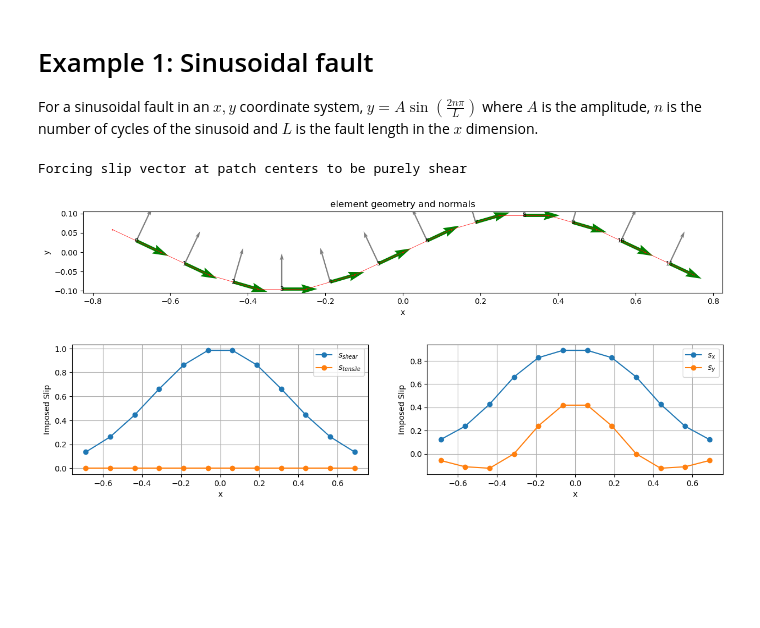
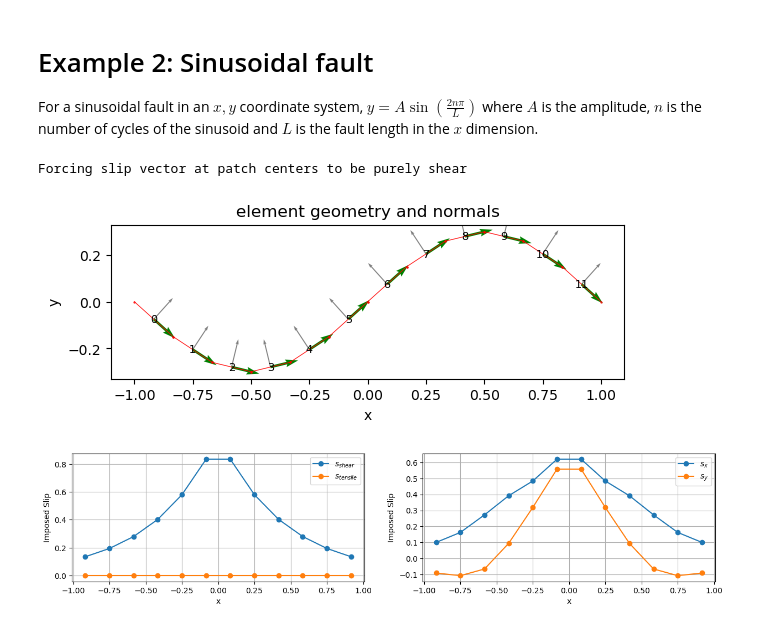
Before and after one commit to mallickrishg/bemcs, a Jupyter notebook: examples/examples_1_nonplanarfaults.ipynb, the cells around one changed output. Saved outputs shown, nothing was run; the diff lists cells and outputs as text; code cells hidden in the pictures; blank space fills up the shorter version.

Commit message:
example 1a,b,2 complete

```diff
--- a/examples/examples_1_nonplanarfaults.ipynb
+++ b/examples/examples_1_nonplanarfaults.ipynb
@@ -10,14 +291,14 @@ np.random.seed(43)
 # %% [markdown]
-# Example 1: Sinusoidal fault
+# Example 2: Sinusoidal fault
 
 For a sinusoidal fault in an $x,y$ coordinate system, $y = A\sin\left(\frac{2n\pi}{L}\right)$ where $A$ is the amplitude, $n$ is the number of cycles of the sinusoid and $L$ is the fault length in the $x$ dimension.
 # %%
 # use a non-uniform mesh
 n_elements = 12
-L_fault = 1.5 # fault length in x
+L_fault = 2. # fault length in x
 
 # specify amplitude and number of wavelengths for sinusoidal fault geometry
-y_amplitude,lambda_cycles = 0.1,1.2
+y_amplitude,lambda_cycles = 0.3,1.
 
 # flag for slip to be purely shear
 slip_purely_shear = True
@@ -42,7 +323,7 @@ for i in range(n_elements):
 elements = bemcs.standardize_elements(elements)
 
 # slip imposed at central nodes of each patch (these are in x,y coordinates)
-slip_vector_s = np.exp(-(np.linspace(-1,1,n_elements)**2)/2/(0.5**2))
+slip_vector_s = np.exp(-np.abs(np.linspace(-1,1,n_elements))/2/(0.5**2))
 slip_vector_n = np.zeros_like(slip_vector_s)
 slip_vector_x = np.zeros_like(slip_vector_s)
 slip_vector_y = np.zeros_like(slip_vector_s)
@@ -53,33 +334,75 @@ if slip_purely_shear==True:
     print("Forcing slip vector at patch centers to be purely shear")
     for i in range(len(elements)):
         slip_vector_x[i],slip_vector_y[i] = slip_vector[i,:]@elements[i]["inverse_rotation_matrix"]
 else:
     slip_vector_x = slip_vector_s
     slip_vector_y = slip_vector_n
 
 # plot geometry of mesh
-plt.figure(figsize=(15,5))
+plt.figure(figsize=(15,2))
 bemcs.plot_element_geometry(elements)
 
 # plot slip function
 plt.figure(figsize=(15,3))
 plt.subplot(1,2,1)
 plt.plot((x1+x2)/2,slip_vector_s,'o-',label='$s_{shear}$')
 plt.plot((x1+x2)/2,slip_vector_n,'o-',label='$s_{tensile}$')
 plt.xlabel('x')
 plt.ylabel('Imposed Slip')
 plt.grid()
 plt.legend()
 
 plt.subplot(1,2,2)
 plt.plot((x1+x2)/2,slip_vector_x,'o-',label='$s_x$')
 plt.plot((x1+x2)/2,slip_vector_y,'o-',label='$s_y$')
 plt.xlabel('x')
 plt.ylabel('Imposed Slip')
 plt.grid()
 plt.legend()
 plt.show()
+
+# design matrices (in x,y coordinates) for slip and slip gradients at each 3qn
+matrix_slip,matrix_slipgradient = kernels.get_designmatrix_xy_3qn(elements)
+
+matrix_system = np.zeros((len(elements)*6,len(elements)*6))
+
+BCvector = np.zeros((len(elements)*6,1))
+# slip OR slip gradients at the boundaries (we set them to 0 here)
+BCvector[0:2] = 0.
+BCvector[-2:] = 0.
+
+BCvector[2:-3:6] = slip_vector_x.reshape(-1,1)
+BCvector[3:-2:6] = slip_vector_y.reshape(-1,1)
+
+# Linear operator for BCs as a matrix
+# boundary nodes
+# matrix_system[0:2,:] = matrix_slipgradient[0:2:]
+# matrix_system[-2:,:] = matrix_slipgradient[-2:,:]
+matrix_system[0:2,:] = matrix_slip[0:2:]
+matrix_system[-2:,:] = matrix_slip[-2:,:]
+
+# patch center nodes
+matrix_system[2:-3:6,:] = matrix_slip[2:-3:6,:]
+matrix_system[3:-2:6,:] = matrix_slip[3:-2:6,:]
+
+# overlapping interior nodes (apply slip continuity and smoothness)
+# continuity
+matrix_system[4:-7:6,:] = matrix_slip[4:-7:6,:] - matrix_slip[6:-5:6,:]# x component
+matrix_system[5:-6:6,:] = matrix_slip[5:-6:6,:] - matrix_slip[7:-4:6,:]# y component
+# smoothness
+matrix_system[6:-5:6,:] = matrix_slipgradient[4:-7:6,:] - matrix_slipgradient[6:-5:6,:]# x component
+matrix_system[7:-4:6,:] = matrix_slipgradient[5:-6:6,:] - matrix_slipgradient[7:-4:6,:]# y component
+
+# compute quadratic node coefficients (in local (s,n) coordinates)
+quadratic_coefs = np.linalg.inv(matrix_system) @ BCvector
+
+# extract (s,n) components and store them in 2 separate vectors
+quadratic_coefs_s = np.zeros((len(elements)*3,1))
+quadratic_coefs_n = np.zeros((len(elements)*3,1))
+for i in range(len(elements)):
+    quadratic_coefs_s[3*i:3*(i+1)] = quadratic_coefs[6*i:6*i+3]
+    quadratic_coefs_n[3*i:3*(i+1)] = quadratic_coefs[6*i+3:6*(i+1)]
 # %% [output]
 Forcing slip vector at patch centers to be purely shear
-[figure, old version]
+[figure, new version]
-[figure, old version]
+[figure, new version]
```
Also changed, not shown: parts of 10 cells of this notebook.
